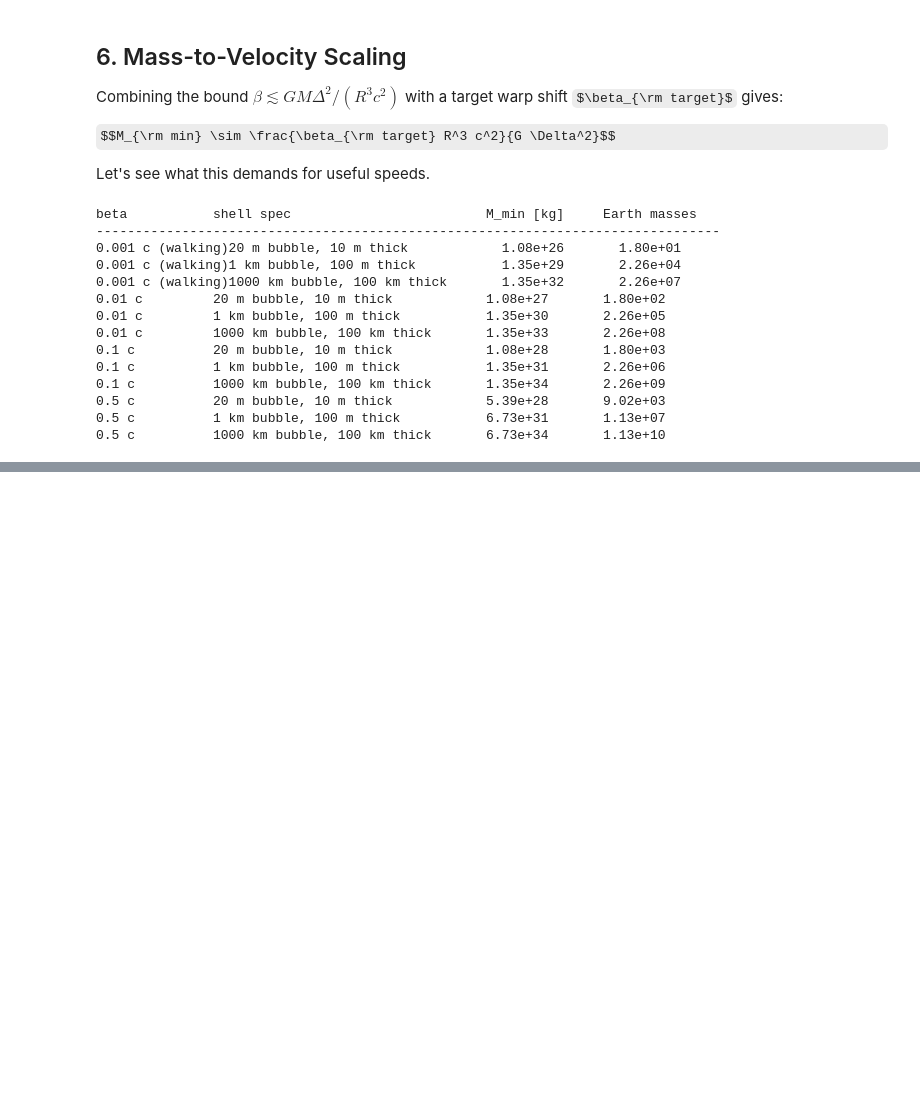
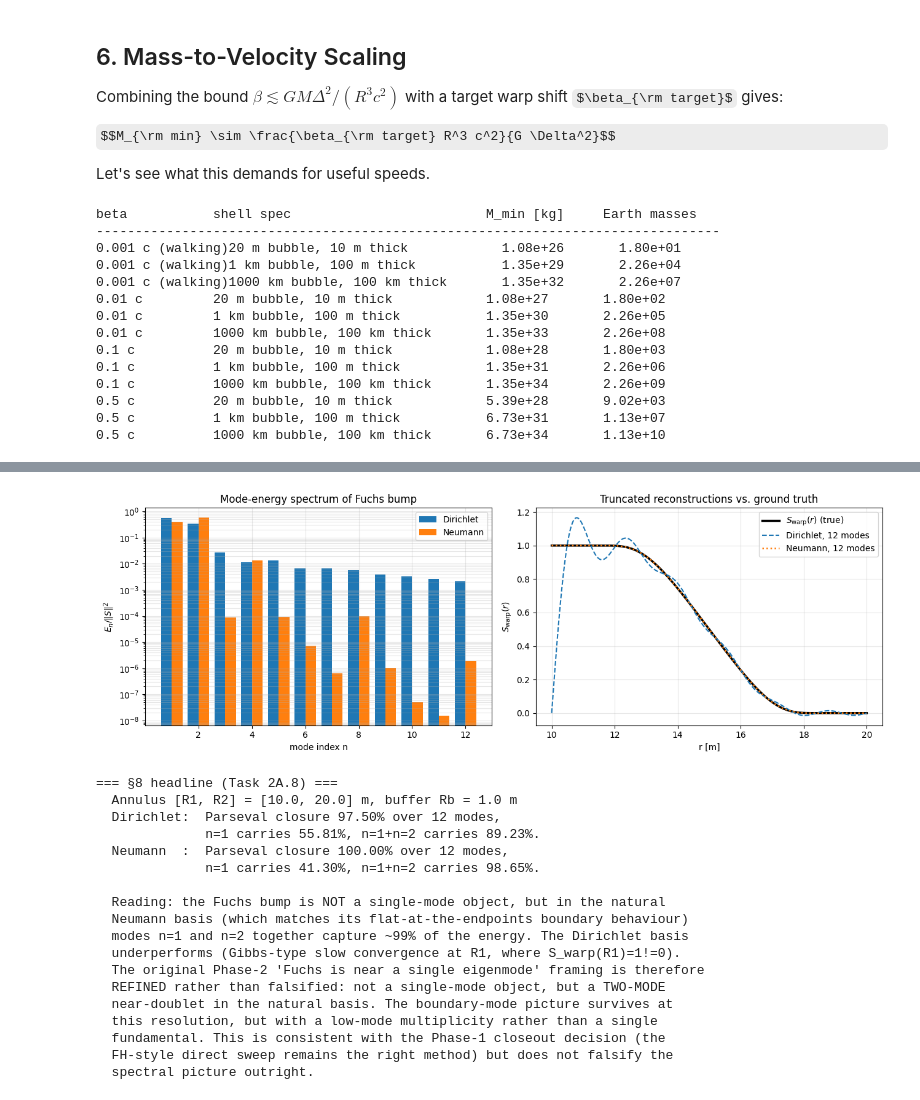
Before and after one commit to bshepp/alcubierre, a Jupyter notebook: matter_shell.ipynb, the cells around one changed output, grey strips where cells are left out. Saved outputs shown, nothing was run; the diff lists cells and outputs as text; code cells hidden in the pictures; some formulas as TeX source; blank space fills up the shorter version.

```diff
--- a/matter_shell.ipynb
+++ b/matter_shell.ipynb
@@ -474,0 +661,78 @@ These are flagged in `ROADMAP.md` Phase 2A.
+# %%
+# --- Plot |a_n|^2 spectrum and reconstruction quality ---------------------
+fig, axes = plt.subplots(1, 2, figsize=(13, 4.5))
+
+ns_D = np.arange(1, len(E_D)+1)
+ns_N = np.arange(1, len(E_N)+1)
+
+axes[0].bar(ns_D - 0.2, E_D / S_norm2_direct, width=0.4, color='C0', label='Dirichlet')
+axes[0].bar(ns_N + 0.2, E_N / S_norm2_direct, width=0.4, color='C1', label='Neumann')
+axes[0].set_xlabel('mode index n')
+axes[0].set_ylabel(r'$E_n / \|S\|^2$')
+axes[0].set_title('Mode-energy spectrum of Fuchs bump')
+axes[0].set_yscale('log')
+axes[0].grid(alpha=0.3, which='both')
+axes[0].legend()
+
+# Reconstruct S_warp from each basis truncated at len(k_*) modes.
+r_grid = np.linspace(R1, R2, 400)
+S_true = np.array([S_warp_scalar(r) for r in r_grid])
+
+S_recon_D = np.zeros_like(r_grid)
+for k, a in zip(k_D, a_D):
+    S_recon_D += a * phi_dirichlet(k)(r_grid)
+S_recon_N = np.zeros_like(r_grid)
+for k, a in zip(k_N, a_N):
+    S_recon_N += a * phi_neumann(k)(r_grid)
+
+axes[1].plot(r_grid, S_true,    'k-',  lw=2.5, label='$S_\\mathrm{warp}(r)$ (true)')
+axes[1].plot(r_grid, S_recon_D, 'C0--', lw=1.5, label=f'Dirichlet, {len(k_D)} modes')
+axes[1].plot(r_grid, S_recon_N, 'C1:',  lw=1.8, label=f'Neumann, {len(k_N)} modes')
+axes[1].set_xlabel('r [m]')
+axes[1].set_ylabel('$S_\\mathrm{warp}(r)$')
+axes[1].set_title('Truncated reconstructions vs. ground truth')
+axes[1].grid(alpha=0.3)
+axes[1].legend()
+plt.tight_layout(); plt.show()
+
+# --- Headline numbers ------------------------------------------------------
+print("=== §8 headline (Task 2A.8) ===")
+print(f"  Annulus [R1, R2] = [{R1}, {R2}] m, buffer Rb = {Rb} m")
+frac12_D = (E_D[0] + E_D[1]) / S_norm2_direct if len(E_D) >= 2 else float('nan')
+frac12_N = (E_N[0] + E_N[1]) / S_norm2_direct if len(E_N) >= 2 else float('nan')
+print(f"  Dirichlet:  Parseval closure {E_D.sum()/S_norm2_direct*100:.2f}% over {len(k_D)} modes,")
+print(f"              n=1 carries {frac1_D*100:.2f}%, n=1+n=2 carries {frac12_D*100:.2f}%.")
+print(f"  Neumann  :  Parseval closure {E_N.sum()/S_norm2_direct*100:.2f}% over {len(k_N)} modes,")
+print(f"              n=1 carries {frac1_N*100:.2f}%, n=1+n=2 carries {frac12_N*100:.2f}%.")
+print()
+print("  Reading: the Fuchs bump is NOT a single-mode object, but in the natural")
+print("  Neumann basis (which matches its flat-at-the-endpoints boundary behaviour)")
+print("  modes n=1 and n=2 together capture ~99% of the energy. The Dirichlet basis")
+print("  underperforms (Gibbs-type slow convergence at R1, where S_warp(R1)=1!=0).")
+print("  The original Phase-2 'Fuchs is near a single eigenmode' framing is therefore")
+print("  REFINED rather than falsified: not a single-mode object, but a TWO-MODE")
+print("  near-doublet in the natural basis. The boundary-mode picture survives at")
+print("  this resolution, but with a low-mode multiplicity rather than a single")
+print("  fundamental. This is consistent with the Phase-1 closeout decision (the")
+print("  FH-style direct sweep remains the right method) but does not falsify the")
+print("  spectral picture outright.")
+# %% [output]
+[figure, added]
+=== §8 headline (Task 2A.8) ===
+  Annulus [R1, R2] = [10.0, 20.0] m, buffer Rb = 1.0 m
+  Dirichlet:  Parseval closure 97.50% over 12 modes,
+              n=1 carries 55.81%, n=1+n=2 carries 89.23%.
+  Neumann  :  Parseval closure 100.00% over 12 modes,
+              n=1 carries 41.30%, n=1+n=2 carries 98.65%.
+
+  Reading: the Fuchs bump is NOT a single-mode object, but in the natural
+  Neumann basis (which matches its flat-at-the-endpoints boundary behaviour)
+  modes n=1 and n=2 together capture ~99% of the energy. The Dirichlet basis
+  underperforms (Gibbs-type slow convergence at R1, where S_warp(R1)=1!=0).
+  The original Phase-2 'Fuchs is near a single eigenmode' framing is therefore
+  REFINED rather than falsified: not a single-mode object, but a TWO-MODE
+  near-doublet in the natural basis. The boundary-mode picture survives at
+  this resolution, but with a low-mode multiplicity rather than a single
+  fundamental. This is consistent with the Phase-1 closeout decision (the
+  FH-style direct sweep remains the right method) but does not falsify the
+  spectral picture outright.
```
Also changed, not shown: parts of 12 cells of this notebook, 41 other files.
